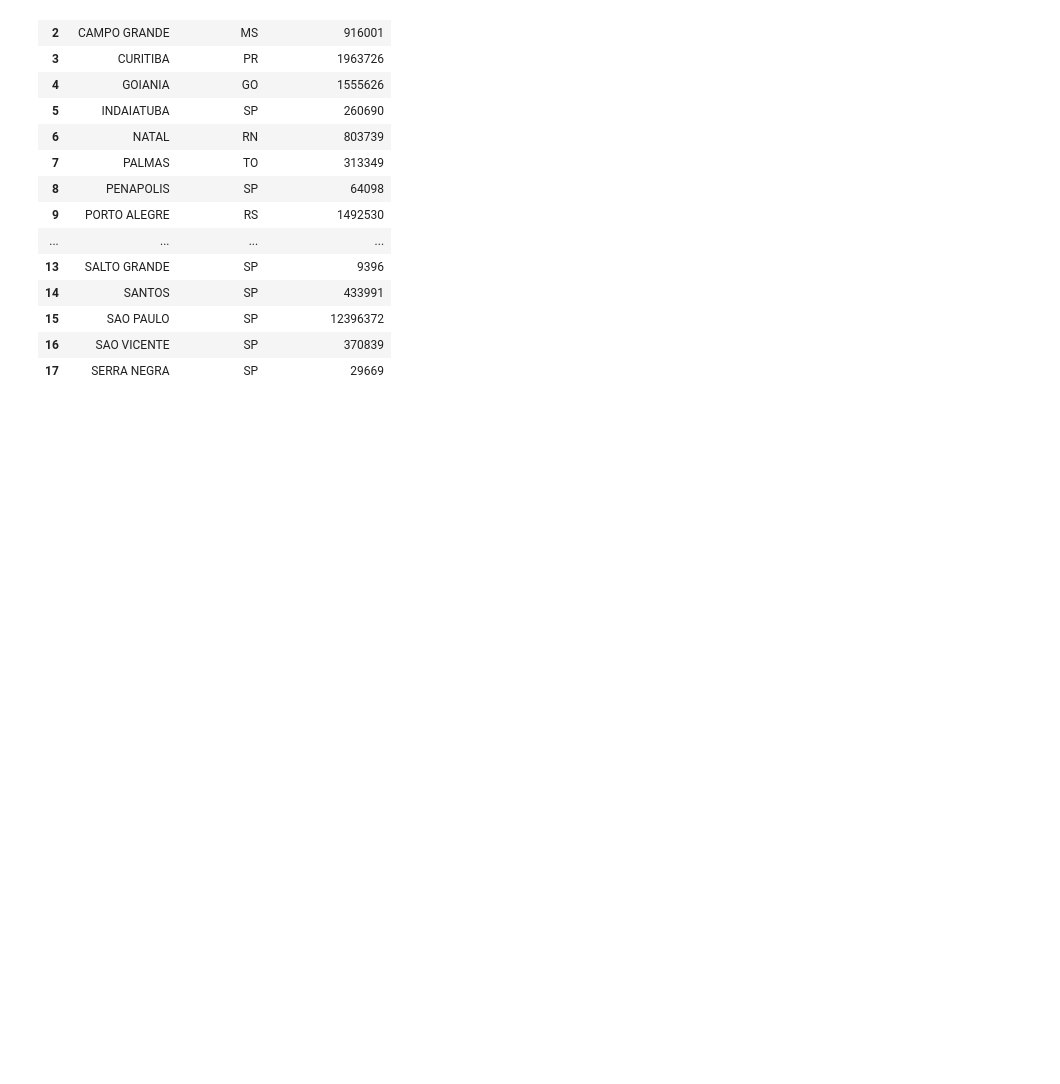
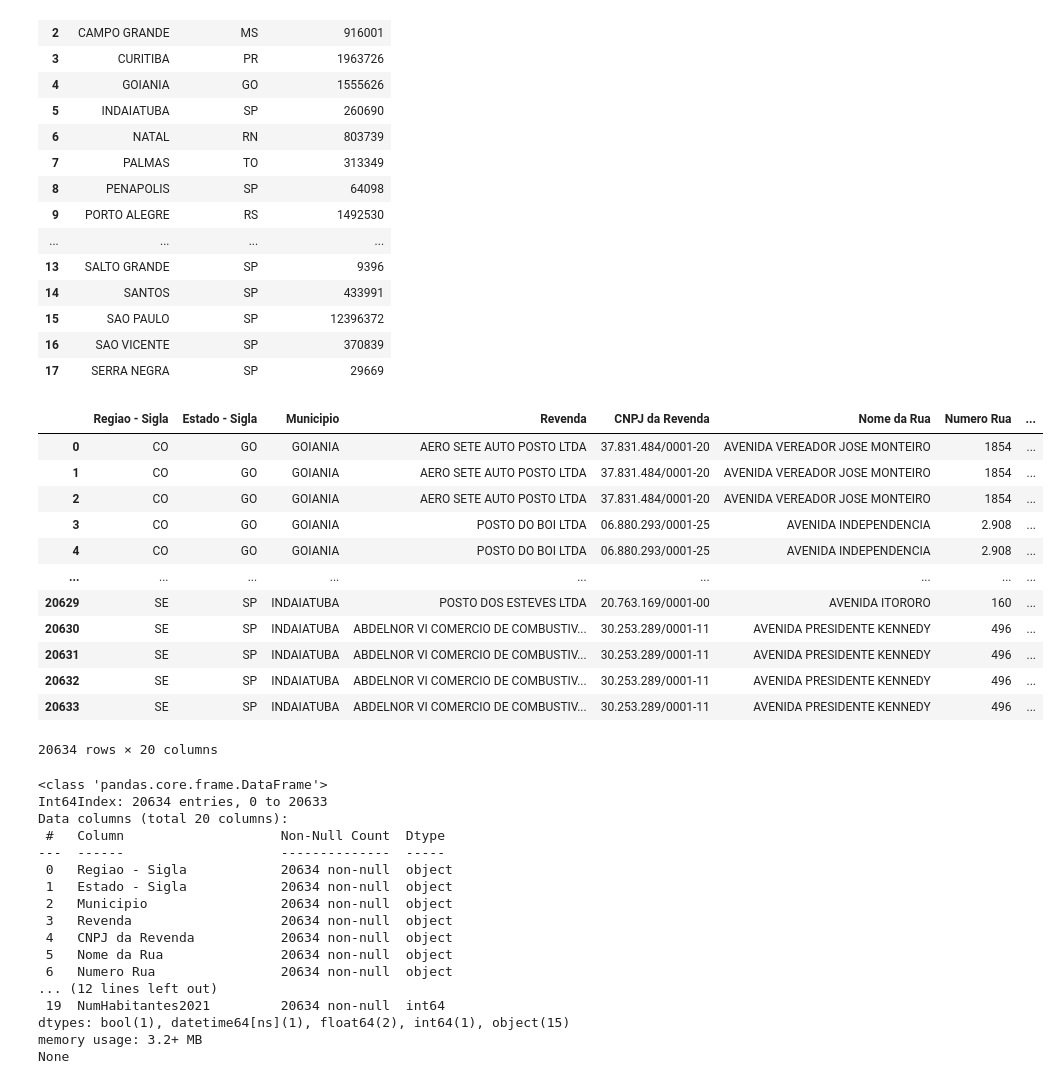
Before and after one commit to EmanueleFranzner/CursoDeExtensaoPythonPandas2023-1, a Jupyter notebook: Segundo_Exemplo_em_Python_Pandas.ipynb, the cells around one changed output. Drawn from its saved outputs; the diff is of its cells as text; code cells hidden in the pictures; blank space fills up the shorter version.

```diff
--- a/Segundo_Exemplo_em_Python_Pandas.ipynb
+++ b/Segundo_Exemplo_em_Python_Pandas.ipynb
@@ -97,3 +97,40 @@ display(num_habitantes_df)
 | 15 | SAO PAULO | SP | 12396372 |
 | 16 | SAO VICENTE | SP | 370839 |
 | 17 | SERRA NEGRA | SP | 29669 |
+# %%
+# Faz um MERGE dos dois dataframes
+colunas = ['Municipio', 'Estado - Sigla']
+merge_df = combustiveis_df.merge(num_habitantes_df, how="inner", on=colunas)
+display(merge_df)
+print(merge_df.info())
+# %% [output]
+|  | Regiao - Sigla | Estado - Sigla | Municipio | Revenda | CNPJ da Revenda | Nome da Rua | Numero Rua | ... |
+| 0 | CO | GO | GOIANIA | AERO SETE AUTO POSTO LTDA | 37.831.484/0001-20 | AVENIDA VEREADOR JOSE MONTEIRO | 1854 | ... |
+| 1 | CO | GO | GOIANIA | AERO SETE AUTO POSTO LTDA | 37.831.484/0001-20 | AVENIDA VEREADOR JOSE MONTEIRO | 1854 | ... |
+| 2 | CO | GO | GOIANIA | AERO SETE AUTO POSTO LTDA | 37.831.484/0001-20 | AVENIDA VEREADOR JOSE MONTEIRO | 1854 | ... |
+| 3 | CO | GO | GOIANIA | POSTO DO BOI LTDA | 06.880.293/0001-25 | AVENIDA INDEPENDENCIA | 2.908 | ... |
+| 4 | CO | GO | GOIANIA | POSTO DO BOI LTDA | 06.880.293/0001-25 | AVENIDA INDEPENDENCIA | 2.908 | ... |
+| ... | ... | ... | ... | ... | ... | ... | ... | ... |
+| 20629 | SE | SP | INDAIATUBA | POSTO DOS ESTEVES LTDA | 20.763.169/0001-00 | AVENIDA ITORORO | 160 | ... |
+| 20630 | SE | SP | INDAIATUBA | ABDELNOR VI COMERCIO DE COMBUSTIV... | 30.253.289/0001-11 | AVENIDA PRESIDENTE KENNEDY | 496 | ... |
+| 20631 | SE | SP | INDAIATUBA | ABDELNOR VI COMERCIO DE COMBUSTIV... | 30.253.289/0001-11 | AVENIDA PRESIDENTE KENNEDY | 496 | ... |
+| 20632 | SE | SP | INDAIATUBA | ABDELNOR VI COMERCIO DE COMBUSTIV... | 30.253.289/0001-11 | AVENIDA PRESIDENTE KENNEDY | 496 | ... |
+| 20633 | SE | SP | INDAIATUBA | ABDELNOR VI COMERCIO DE COMBUSTIV... | 30.253.289/0001-11 | AVENIDA PRESIDENTE KENNEDY | 496 | ... |
+20634 rows × 20 columns
+<class 'pandas.core.frame.DataFrame'>
+Int64Index: 20634 entries, 0 to 20633
+Data columns (total 20 columns):
+ #   Column                    Non-Null Count  Dtype
+---  ------                    --------------  -----
+ 0   Regiao - Sigla            20634 non-null  object
+ 1   Estado - Sigla            20634 non-null  object
+ 2   Municipio                 20634 non-null  object
+ 3   Revenda                   20634 non-null  object
+ 4   CNPJ da Revenda           20634 non-null  object
+ 5   Nome da Rua               20634 non-null  object
+ 6   Numero Rua                20634 non-null  object
+... (12 lines left out)
+ 19  NumHabitantes2021         20634 non-null  int64
+dtypes: bool(1), datetime64[ns](1), float64(2), int64(1), object(15)
+memory usage: 3.2+ MB
+None
```
Also changed, not shown: parts of 5 cells of this notebook.
